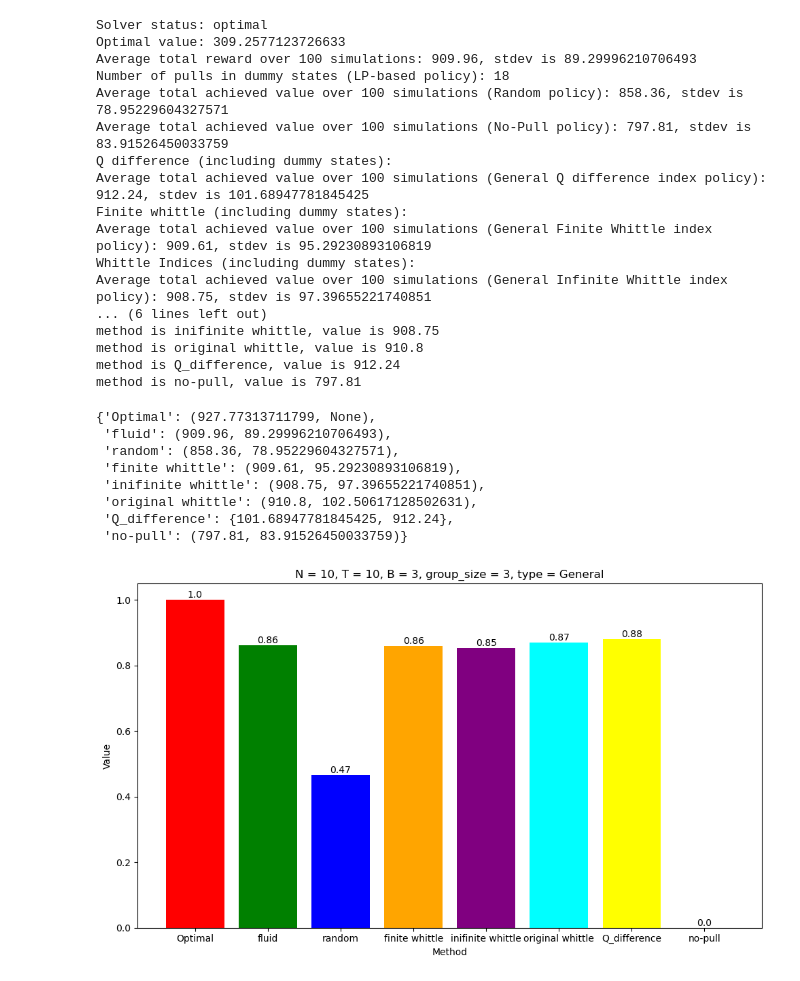
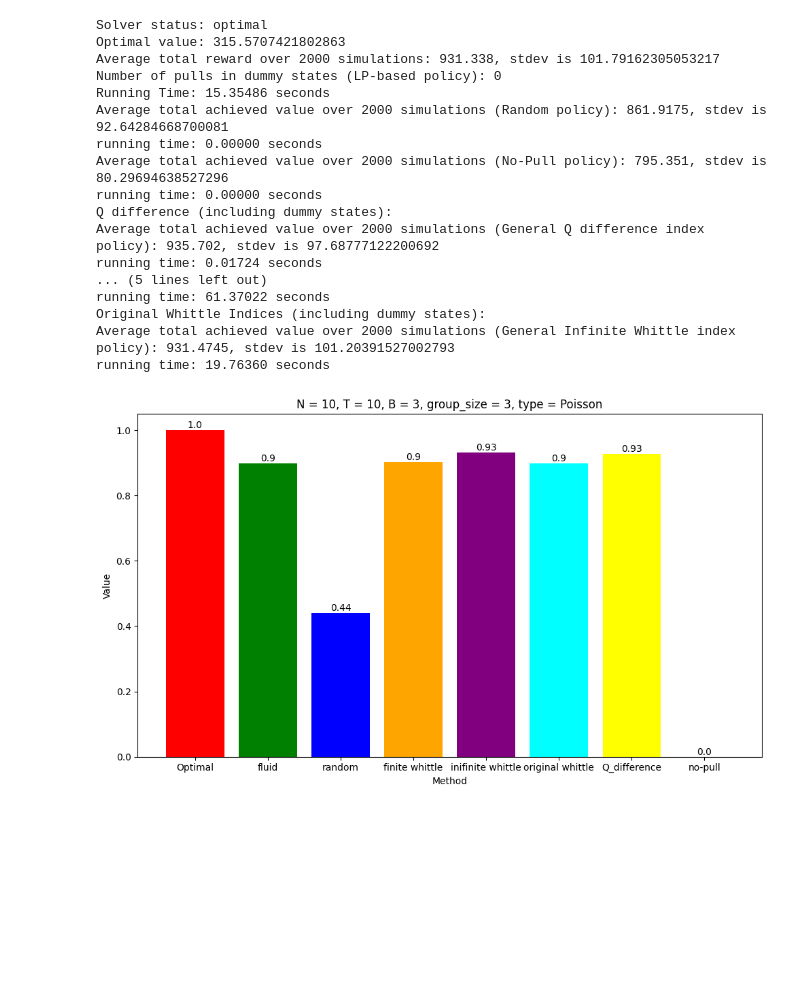
Before and after one commit to Haichuan23/Single_Use_RMAB, a Jupyter notebook: New_Experiment/run_experiment.ipynb, the cells around one changed output. Cells and saved outputs as stored; diff of their text form; code cells hidden in the pictures; blank space fills up the shorter version.

```diff
--- a/New_Experiment/run_experiment.ipynb
+++ b/New_Experiment/run_experiment.ipynb
@@ -6,7 +6,7 @@ np.random.seed(22)
 # %%
 # Generate transition matrices
 
-def generate_transition_matrix_with_dummy_states(num_arms, num_states, num_dummy_states):
+def generate_poisson_transition_matrix_with_dummy_states(num_arms, num_states, num_dummy_states):
     # Initialize transition matrices
     P = np.zeros((num_arms, num_states + num_dummy_states, 2, num_states + num_dummy_states))
 
@@ -67,16 +67,16 @@ def comparison(S, N, group_member_num, K, S_prime, A, T, num_simulations = 20000
     # Define the reward function, from state 0 (reward 10) to state 9 (reward 1)
     r = np.array(list(range(S, 0, -1)) + list(range(S, 0, -1)))  # Non-dummy and dummy states have the same rewards
     # change here to generate different types of transition matrices
-    P = generate_transition_matrix_with_dummy_states(N, S, S)
+    P = generate_poisson_transition_matrix_with_dummy_states(N, S, S)
     P_original = P[:, :S, :, :S]+P[:,:S,:,S:]
 
-    optimal_reward, fluid_reward, fluid_std = fluid_policy(N, T, S, S_prime, A, K, group_member_num, P, r, num_simulations)
-    random_reward, random_std = random_policy(N, T, S, S_prime, A, K, group_member_num, P, r, num_simulations)
-    no_pull_reward, no_pull_std =  no_pull_policy(N, T, S, S_prime, A, K, group_member_num, P, r, num_simulations)
-    Q_difference_reward, Q_difference_std =  Q_difference_policy(N, T, S, S_prime, A, K, group_member_num, P, r, num_simulations)
-    finite_whittle_reward, finite_whittle_std = finite_whittle_policy(N, T, S, S_prime, A, K, group_member_num, P, r, num_simulations)
-    infinite_whittle_reward, infinite_whittle_std = infinite_whittle_policy(N, T, S, S_prime, A, K, group_member_num, P, r, num_simulations)
-    original_whittle_reward, original_whittle_std = original_whittle_policy(N, T, S, A, K, group_member_num, P_original, r, num_simulations)
+    optimal_reward, fluid_reward, fluid_std,fluid_time = fluid_policy(N, T, S, S_prime, A, K, group_member_num, P, r, num_simulations)
+    random_reward, random_std,random_time = random_policy(N, T, S, S_prime, A, K, group_member_num, P, r, num_simulations)
+    no_pull_reward, no_pull_std,no_pull_time =  no_pull_policy(N, T, S, S_prime, A, K, group_member_num, P, r, num_simulations)
+    Q_difference_reward, Q_difference_std,Q_difference_time =  Q_difference_policy(N, T, S, S_prime, A, K, group_member_num, P, r, num_simulations)
+    finite_whittle_reward, finite_whittle_std,finite_whittle_time = finite_whittle_policy(N, T, S, S_prime, A, K, group_member_num, P, r, num_simulations)
+    infinite_whittle_reward, infinite_whittle_std,infinite_whittle_time = infinite_whittle_policy(N, T, S, S_prime, A, K, group_member_num, P, r, num_simulations)
+    original_whittle_reward, original_whittle_std,original_whittle_time = original_whittle_policy(N, T, S, A, K, group_member_num, P_original, r, num_simulations)
 
 
     experiment_synthetic_result = {
@@ -86,48 +86,48 @@ def comparison(S, N, group_member_num, K, S_prime, A, T, num_simulations = 20000
         "finite whittle": (finite_whittle_reward, finite_whittle_std),
         "inifinite whittle": (infinite_whittle_reward, infinite_whittle_std),
         "original whittle": (original_whittle_reward, original_whittle_std),
-        "Q_difference": {Q_difference_reward, Q_difference_std},
+        "Q_difference": (Q_difference_reward, Q_difference_std),
         "no-pull": (no_pull_reward, no_pull_std)
     }
-
+    running_time_dict = {
+        "fluid": (fluid_time),
+        "finite whittle": (finite_whittle_time),
+        "inifinite whittle": (infinite_whittle_time),
+        "original whittle": (original_whittle_time),
+        "Q_difference": (Q_difference_time),
+        "random": (random_time),
+        "no_pull":(no_pull_time)
+    }
     ## If you only collect reward when an arm is pulled,
     ## change the lower_bound_method to "random"
     plot_methods_with_confidence(experiment_synthetic_result, N, T, K, group_member_num, num_simulations, type, lower_bound_method="no-pull")
-    return experiment_synthetic_result
+    return experiment_synthetic_result,running_time_dict
 # %%
 S = 10
 N = 10
 group_member_num = 3
 K = 3
 S_prime = S * 2
 A = 2
 T = 10
-num_simulations = 100
-comparison(S, N, group_member_num, K, S_prime, A, T, num_simulations, 'General')
+num_simulations = 2000
+test_result,runningtime_result=comparison(S, N, group_member_num, K, S_prime, A, T, num_simulations, 'Poisson')
 # %% [output]
 Solver status: optimal
-Optimal value: 309.2577123726633
-Average total reward over 100 simulations: 909.96, stdev is 89.29996210706493
-Number of pulls in dummy states (LP-based policy): 18
-Average total achieved value over 100 simulations (Random policy): 858.36, stdev is 78.95229604327571
-Average total achieved value over 100 simulations (No-Pull policy): 797.81, stdev is 83.91526450033759
+Optimal value: 315.5707421802863
+Average total reward over 2000 simulations: 931.338, stdev is 101.79162305053217
+Number of pulls in dummy states (LP-based policy): 0
+Running Time: 15.35486 seconds
+Average total achieved value over 2000 simulations (Random policy): 861.9175, stdev is 92.64284668700081
+running time: 0.00000 seconds
+Average total achieved value over 2000 simulations (No-Pull policy): 795.351, stdev is 80.29694638527296
+running time: 0.00000 seconds
 Q difference (including dummy states):
-Average total achieved value over 100 simulations (General Q difference index policy): 912.24, stdev is 101.68947781845425
-Finite whittle (including dummy states):
-Average total achieved value over 100 simulations (General Finite Whittle index policy): 909.61, stdev is 95.29230893106819
-Whittle Indices (including dummy states):
-Average total achieved value over 100 simulations (General Infinite Whittle index policy): 908.75, stdev is 97.39655221740851
-... (6 lines left out)
-method is inifinite whittle, value is 908.75
-method is original whittle, value is 910.8
-method is Q_difference, value is 912.24
-method is no-pull, value is 797.81
+Average total achieved value over 2000 simulations (General Q difference index policy): 935.702, stdev is 97.68777122200692
+running time: 0.01724 seconds
+... (5 lines left out)
+running time: 61.37022 seconds
+Original Whittle Indices (including dummy states):
+Average total achieved value over 2000 simulations (General Infinite Whittle index policy): 931.4745, stdev is 101.20391527002793
+running time: 19.76360 seconds
-{'Optimal': (927.77313711799, None),
- 'fluid': (909.96, 89.29996210706493),
- 'random': (858.36, 78.95229604327571),
- 'finite whittle': (909.61, 95.29230893106819),
- 'inifinite whittle': (908.75, 97.39655221740851),
- 'original whittle': (910.8, 102.50617128502631),
- 'Q_difference': {101.68947781845425, 912.24},
- 'no-pull': (797.81, 83.91526450033759)}
-[figure, old version]
+[figure, new version]
```
Also changed, not shown: parts of 3 cells of this notebook, 17 other files.
